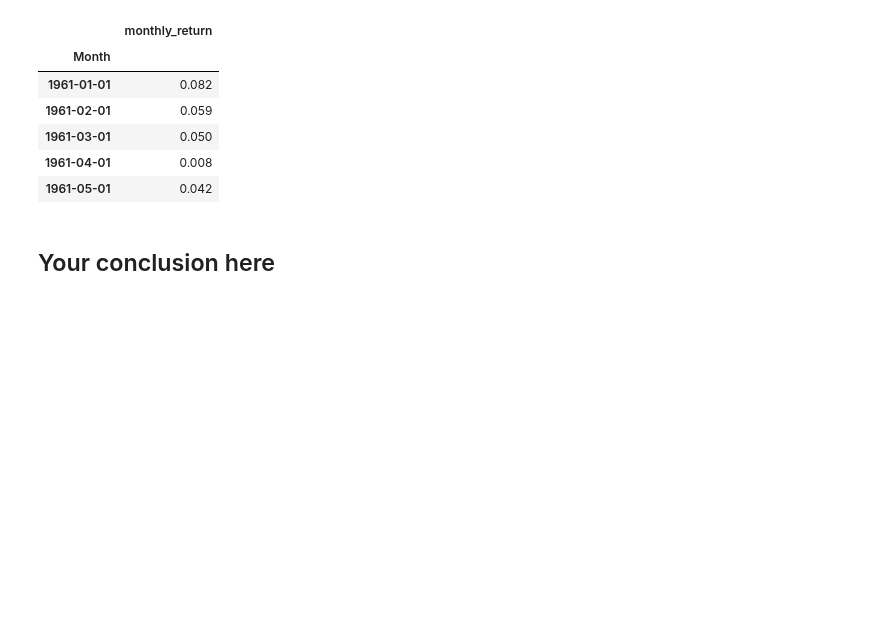
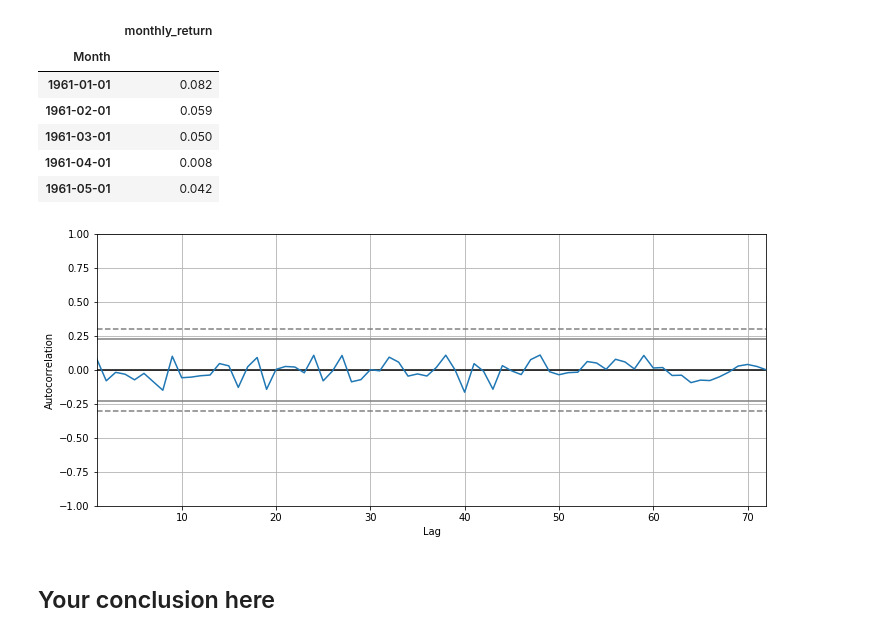
Before and after one commit to nkacoroski/dsc-3-26-05-correlation-and-autocorrelation-in-time-series-lab-seattle-ds-career-040119, a Jupyter notebook: index.ipynb, the cells around one changed output. Drawn from its saved outputs; the diff is of its cells as text; code cells hidden in the pictures; blank space fills up the shorter version.

```diff
--- a/index.ipynb
+++ b/index.ipynb
@@ -193,3 +191,8 @@ plt.figure(figli)
+# %%
+plt.figure(figsize=(12,5))
+pd.plotting.autocorrelation_plot(data.dropna());
+# %% [output]
+[figure, added]
 # %%
 # your code here
 # %% [markdown]
```
Also changed, not shown: parts of 1 cell of this notebook.
